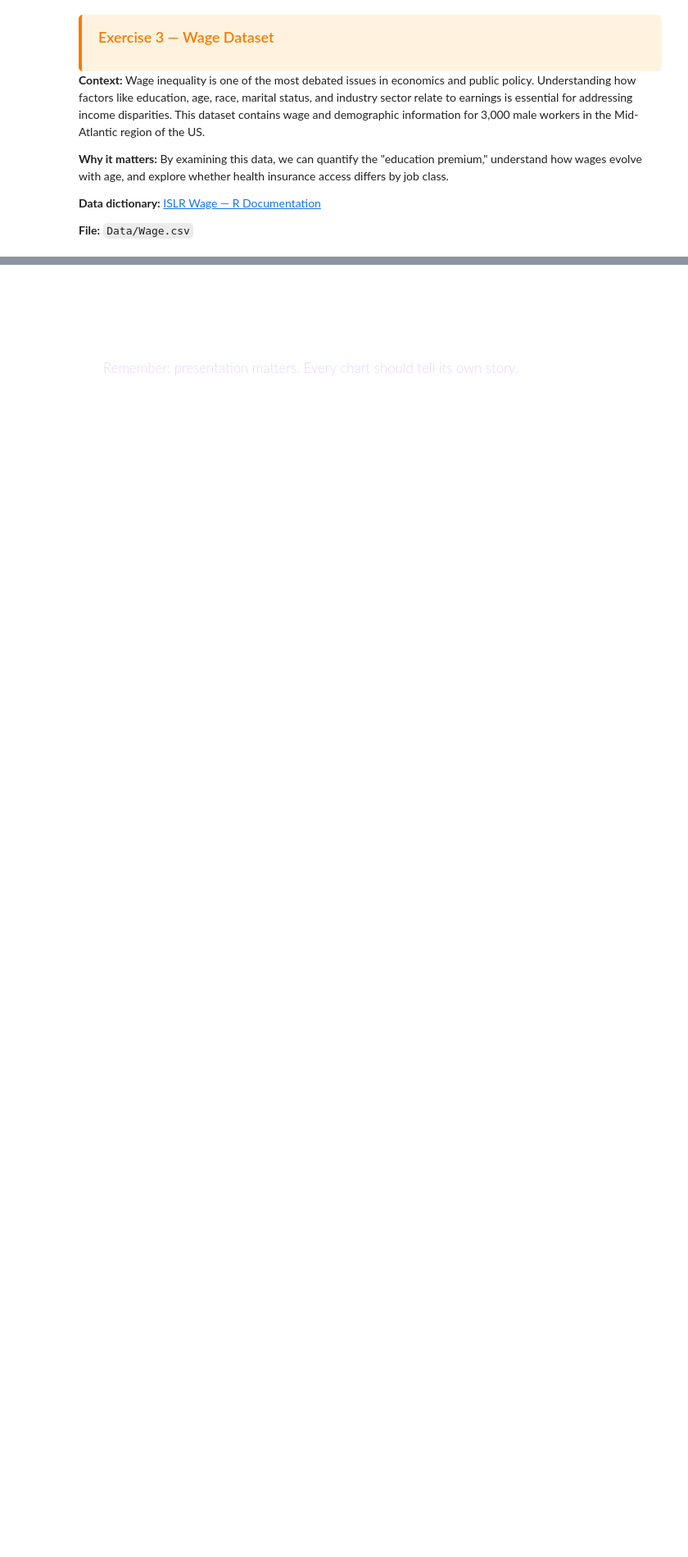
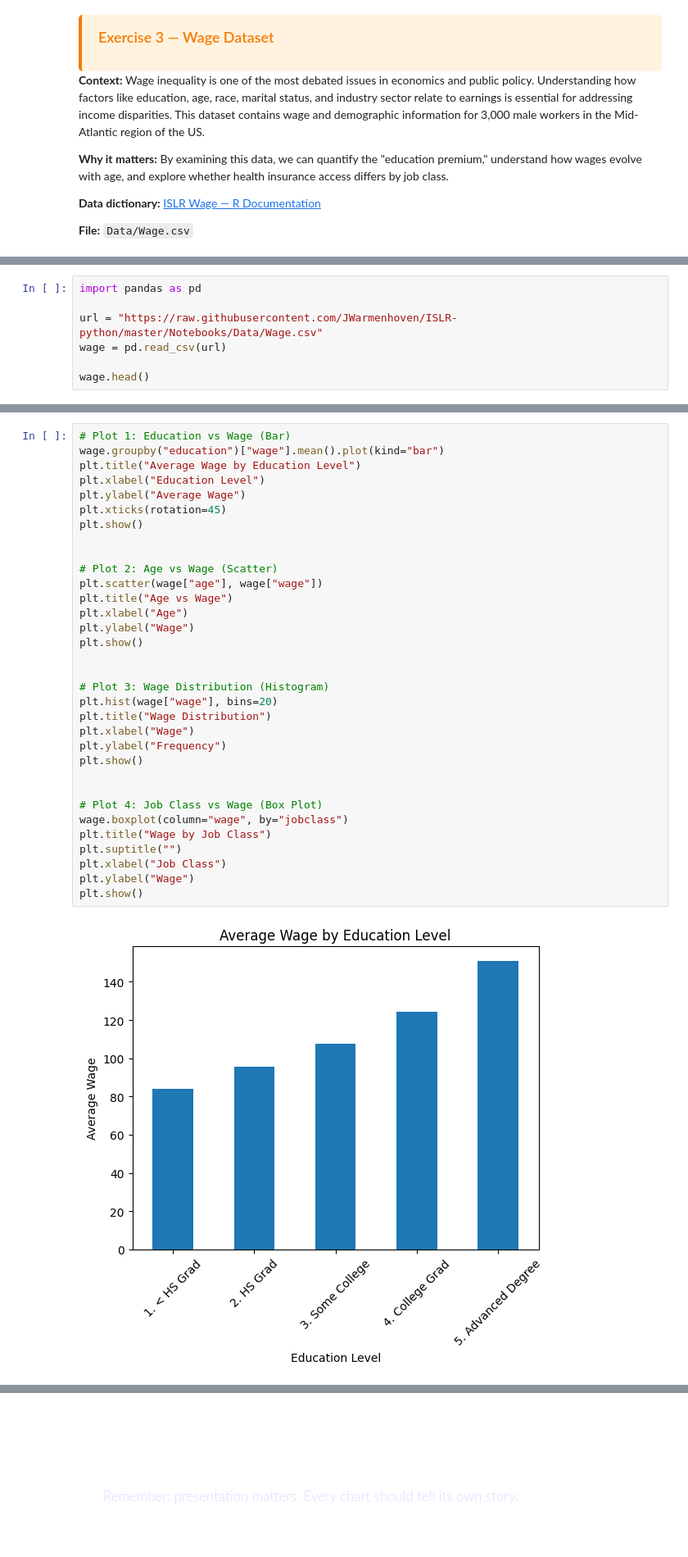
Before and after one commit to abbaskedir/BDATA200, a Jupyter notebook: Lecutre_3_Data_Workflow_Solution.ipynb, the cells around one changed output, grey strips where cells are left out. Shown at 82% size. Drawn from its saved outputs; the diff is of its cells as text; blank space fills up the shorter version.

```diff
--- a/Lecutre_3_Data_Workflow_Solution.ipynb
+++ b/Lecutre_3_Data_Workflow_Solution.ipynb
@@ -1029,0 +1247,7 @@ wage.head()
+# %%
+import pandas as pd
+
+url = "https://raw.githubusercontent.com/JWarmenhoven/ISLR-python/master/Notebooks/Data/Wage.csv"
+wage = pd.read_csv(url)
+
+wage.head()
@@ -1029,0 +1261,35 @@ wage.head()
+# %%
+# Plot 1: Education vs Wage (Bar)
+wage.groupby("education")["wage"].mean().plot(kind="bar")
+plt.title("Average Wage by Education Level")
+plt.xlabel("Education Level")
+plt.ylabel("Average Wage")
+plt.xticks(rotation=45)
+plt.show()
+
+
+# Plot 2: Age vs Wage (Scatter)
+plt.scatter(wage["age"], wage["wage"])
+plt.title("Age vs Wage")
+plt.xlabel("Age")
+plt.ylabel("Wage")
+plt.show()
+
+
+# Plot 3: Wage Distribution (Histogram)
+plt.hist(wage["wage"], bins=20)
+plt.title("Wage Distribution")
+plt.xlabel("Wage")
+plt.ylabel("Frequency")
+plt.show()
+
+
+# Plot 4: Job Class vs Wage (Box Plot)
+wage.boxplot(column="wage", by="jobclass")
+plt.title("Wage by Job Class")
+plt.suptitle("")
+plt.xlabel("Job Class")
+plt.ylabel("Wage")
+plt.show()
+# %% [output]
+[figure, added]
```
Also changed, not shown: parts of 48 cells of this notebook.
